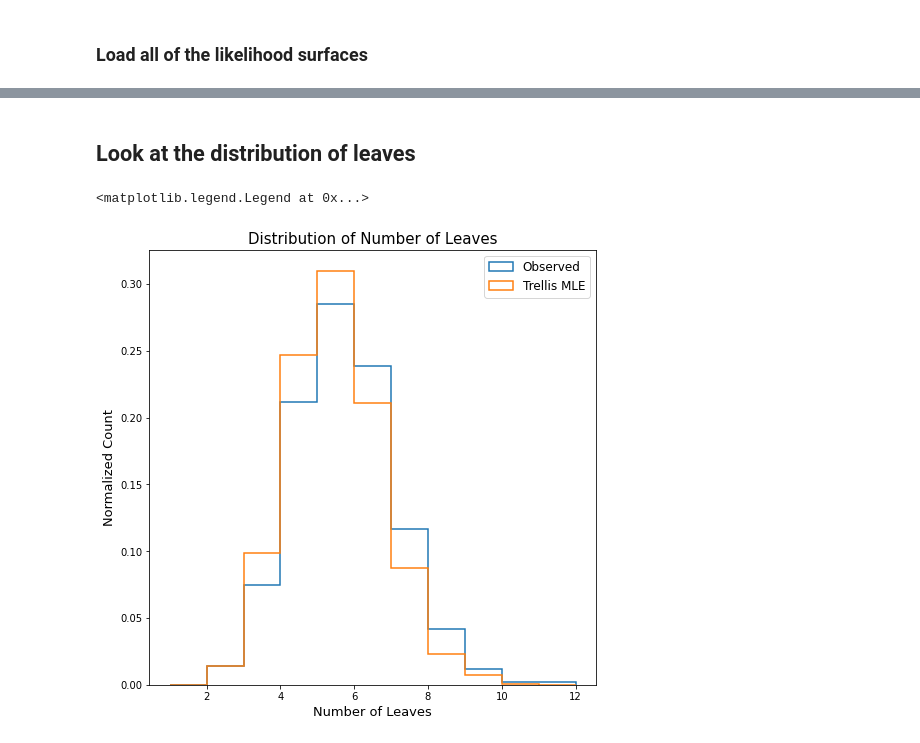
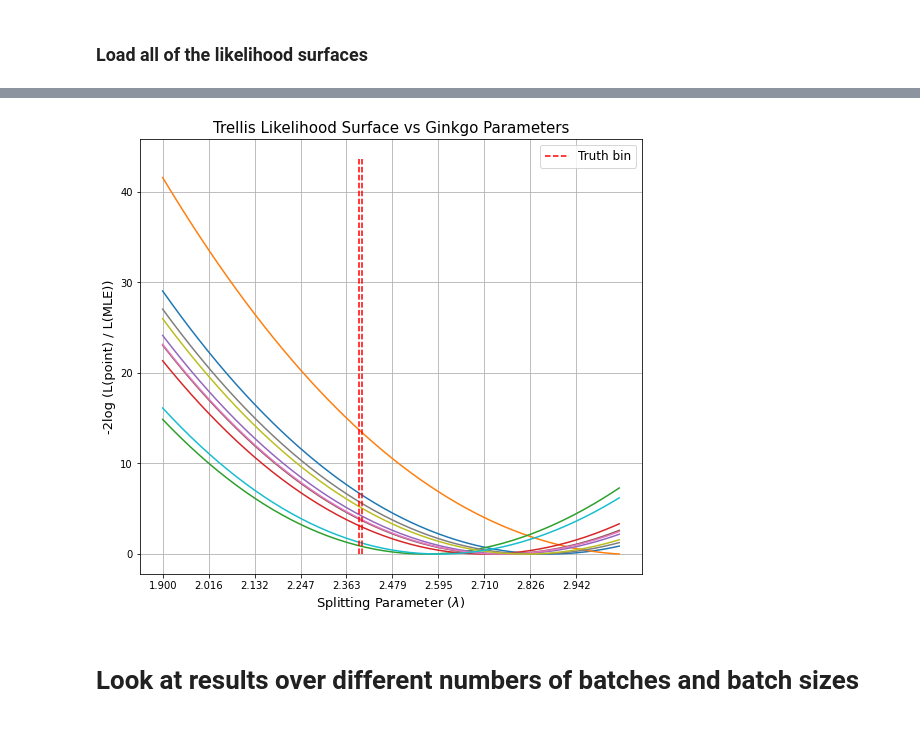
Before and after one commit to mdkdrnevich/ginkgo-inference, a Jupyter notebook: fit_results_1D.ipynb, the cells around one changed output, grey strips where cells are left out. Drawn from its saved outputs; the diff is of its cells as text; code cells hidden in the pictures.

```diff
--- a/fit_results_1D.ipynb
+++ b/fit_results_1D.ipynb
@@ -295,2 +252,0 @@ ax.set_xticks(lambda_vals[::15]);
-# %% [markdown]
-## Look at the distribution of leaves
@@ -302,20 +253,33 @@ trellis_mle_jets = load_jets("/scratch/mdd424/data/ginkgo", "ginkgo_20000_jets_1
-# %%
-truth_num_leaves = [len(x["leaves"]) for x in gt_trees[:1000]]
-trellis_num_leaves = [len(x["leaves"]) for x in trellis_mle_jets]
-
-#mle_num_leaves = [len(x["leaves"]) for x in mle_gt_trees]
-#print(np.min(mle_num_leaves), np.max(mle_num_leaves))
-
-fig, ax = plt.subplots(nrows=1, ncols=1)
-fig.set_size_inches(8,8)
-
-ax.hist(truth_num_leaves, bins=np.arange(1,13), histtype="step", linewidth=1.5, density=True, label="Observed")
-ax.hist(trellis_num_leaves, bins=np.arange(1,13), histtype="step", linewidth=1.5,  density=True, label="Trellis MLE")
-
-ax.set_xlabel("Number of Leaves", size=13)
-ax.set_ylabel("Normalized Count", size=13)
-ax.set_title("Distribution of Number of Leaves", size=15)
-ax.legend(fontsize="large")
-# %% [output]
-<matplotlib.legend.Legend at 0x...>
-[figure, removed]
+# %%
+fig, ax = plt.subplots(nrows=1, ncols=1)
+fig.set_size_inches(9,8)
+
+arr = np.arange(likelihood_surface_array.shape[0])
+
+for seed in range(30, 40):
+    np.random.seed(seed)
+
+    random_indices = np.random.choice(arr, 100, replace=False)
+
+    batch_likelihood_surface = np.sum(likelihood_surface_array[random_indices], axis=0)
+    Z = -2*(batch_likelihood_surface-batch_likelihood_surface.max())
+
+    ax.plot(lambda_vals, Z)
+
+y_min, y_max = ax.get_ylim()
+
+ax.vlines(lambda_vals[truth_bin], ymin=0, ymax=y_max, colors="red", linestyle="dashed",
+           linewidth=1.5, label="Truth bin", zorder=1e4)
+ax.vlines(lambda_vals[truth_bin+1], ymin=0, ymax=y_max, colors="red", linestyle="dashed", linewidth=1.5, zorder=1e4)
+
+ax.grid()
+ax.legend(fontsize="large")
+
+ax.set_title("Trellis Likelihood Surface vs Ginkgo Parameters", size=15)
+ax.set_xlabel("Splitting Parameter ($\lambda$)", size=13)
+ax.set_ylabel("-2log (L(point) / L(MLE))", size=13)
+ax.set_xticks(lambda_vals[::15]);
+# %% [output]
+[figure, added]
+# %% [markdown]
+# Look at results over different numbers of batches and batch sizes
```
Also changed, not shown: parts of 49 cells of this notebook, 2 other files.
